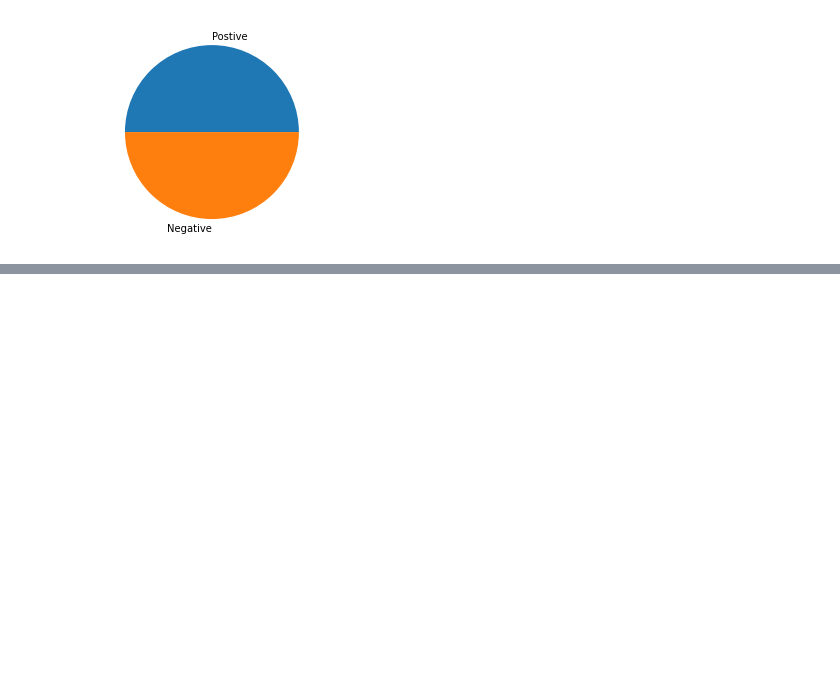
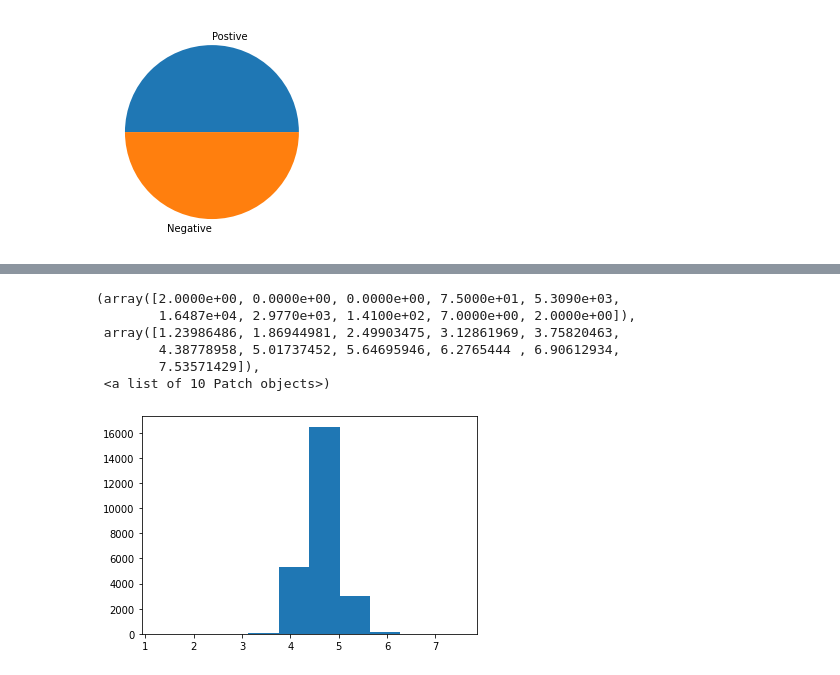
Before and after one commit to adib0073/Educative_SSDS_course, a Jupyter notebook: notebooks/Text_Analytics_Tutorial.ipynb, the cells around one changed output, grey strips where cells are left out. Cells and saved outputs as stored; diff of their text form; code cells hidden in the pictures; blank space fills up the shorter version.

```diff
--- a/notebooks/Text_Analytics_Tutorial.ipynb
+++ b/notebooks/Text_Analytics_Tutorial.ipynb
@@ -108,0 +131,18 @@ plt.show()
+# %%
+# Average word length for each sentence
+avg_len_words = []
+for text in Datax['text'].values:
+  len_words = []
+  for word in text.split():
+    len_words.append(len(word))
+  avg_len_words.append(np.mean(len_words))
+
+plt.hist(np.array(avg_len_words))
+# %% [output]
+(array([2.0000e+00, 0.0000e+00, 0.0000e+00, 7.5000e+01, 5.3090e+03,
+        1.6487e+04, 2.9770e+03, 1.4100e+02, 7.0000e+00, 2.0000e+00]),
+ array([1.23986486, 1.86944981, 2.49903475, 3.12861969, 3.75820463,
+        4.38778958, 5.01737452, 5.64695946, 6.2765444 , 6.90612934,
+        7.53571429]),
+ <a list of 10 Patch objects>)
+[figure, added]
```
Also changed, not shown: parts of 5 cells of this notebook.
